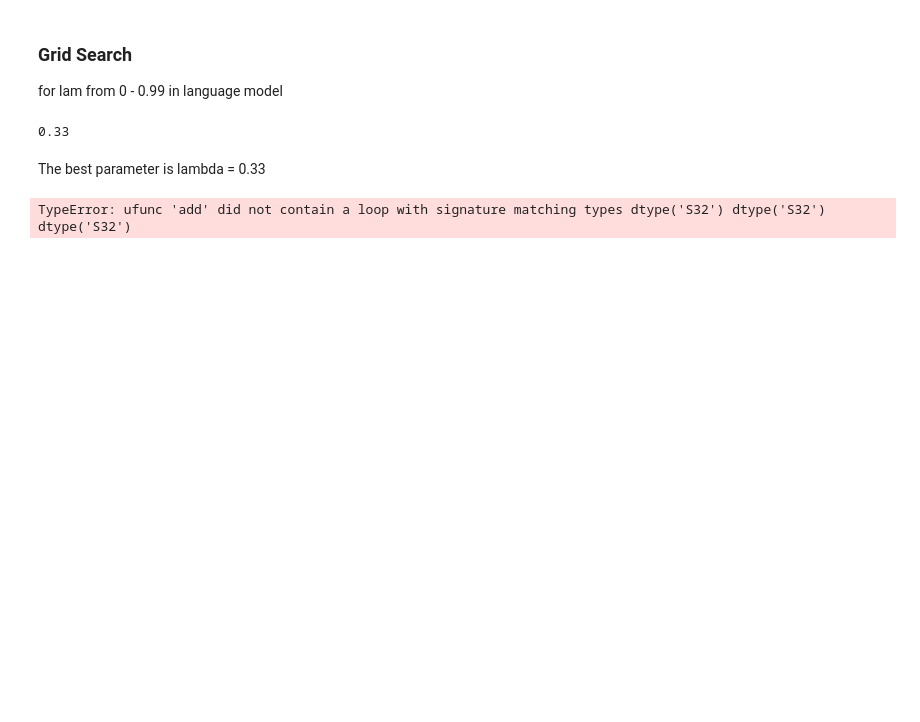
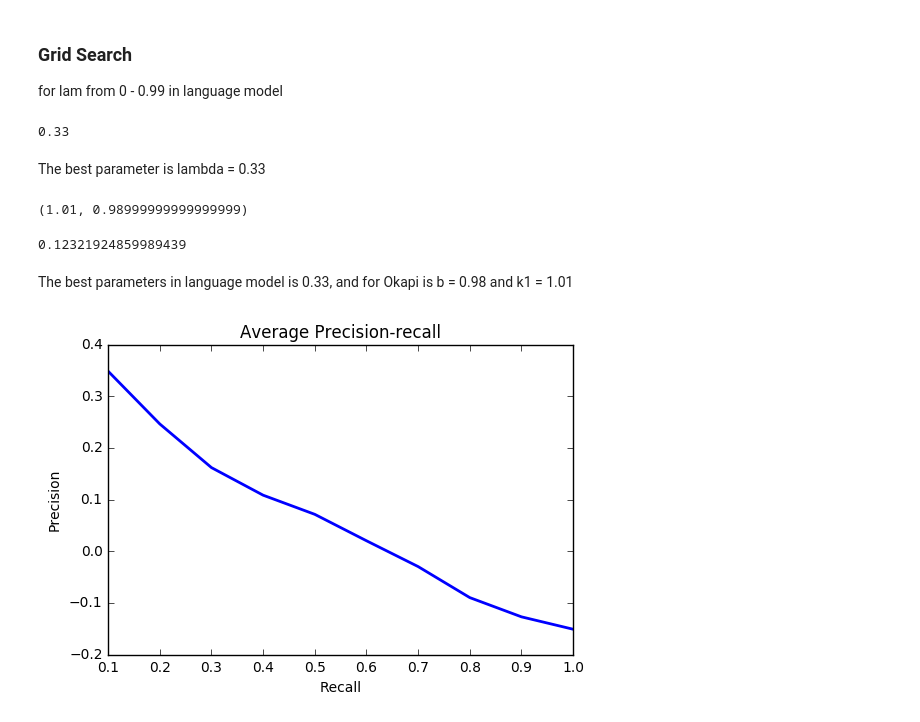
Before and after one commit to dexterju27/Information_Search, a Jupyter notebook: Report.ipynb, the cells around one changed output. Saved outputs shown, nothing was run; the diff lists cells and outputs as text; code cells hidden in the pictures; blank space fills up the shorter version.

```diff
--- a/Report.ipynb
+++ b/Report.ipynb
@@ -196,8 +220,45 @@ bs = np.linspace(0, 0.99, 5)
 k1s = np.linspace(1.01, 1.99, 5)
 for b in bs:
     for k1 in k1s:
-        models.append(Okapi(weighter1, b ,k1))
+        models.append(Okapi(weighter2, b ,k1))
 search = GridSearch(models, irlists, 10)
 print (search.optimisation())
 # %% [output]
-TypeError: ufunc 'add' did not contain a loop with signature matching types dtype('S32') dtype('S32') dtype('S32')
+(1.01, 0.98999999999999999)
+# %%
+np.max(search.scores_mean)
+# %% [output]
+0.12321924859989439
+# %% [markdown]
+The best parameters in language model is 0.33, and for Okapi is b = 0.98 and k1 = 1.01
+# %%
+models = []
+models.append(LanguageModel(weighter2, 0.33))
+count = 0
+avg_m = np.zeros(10)
+for each_model in models:
+    rater_test = AccuracyRecall(10)
+    avg_m = np.zeros(10)
+    # average p-recall
+    for each in irlists:
+        each.list = each_model.getRanking(each.query.text)
+        scores = rater_test.eval(each)
+        if isinstance(scores, list):
+            avg_m += scores
+            count += 1
+    avg_m = avg_m / count
+
+
+    x = []
+    y = []
+    for  i in range(1,11,1):
+        j =i/10.
+        y.append(avg_m[i-1])
+        x.append(j)
+    plt.plot(x, y, linewidth=2.0)
+    plt.xlabel("Recall")
+    plt.ylabel("Precision")
+    plt.title("Average Precision-recall")
+    plt.show()
+# %% [output]
+[figure, added]
```
Also changed, not shown: parts of 26 cells of this notebook, 7 other files.
